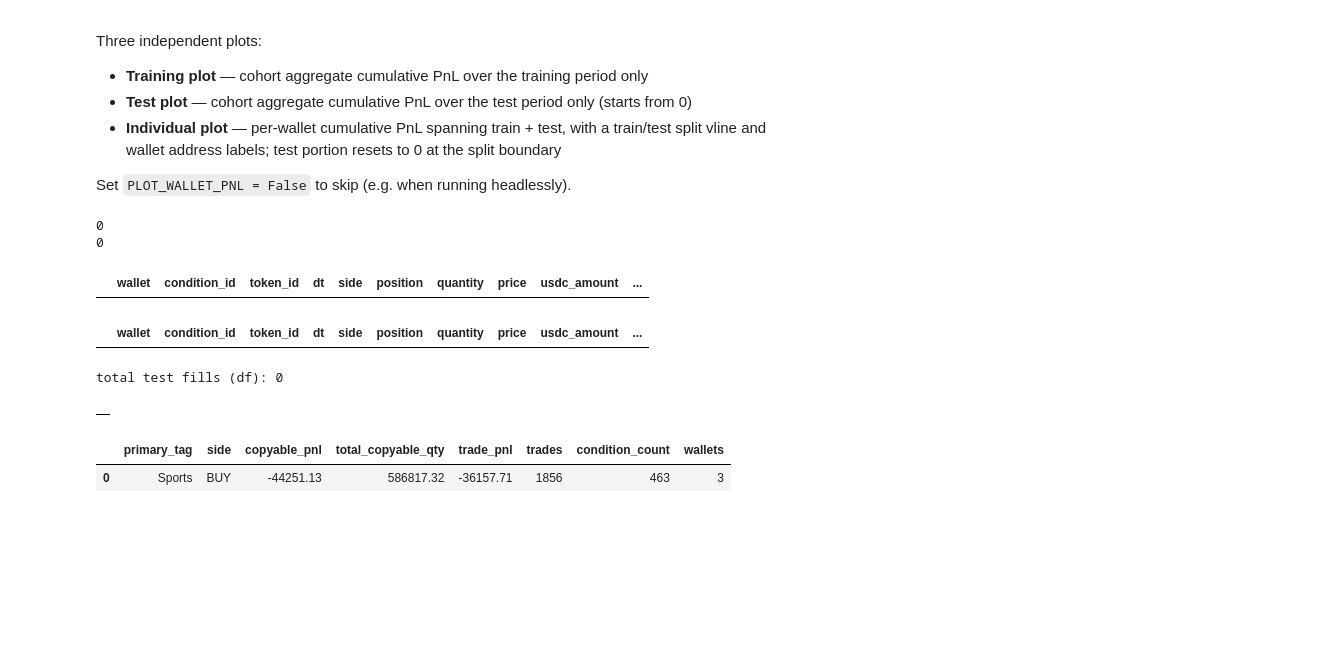
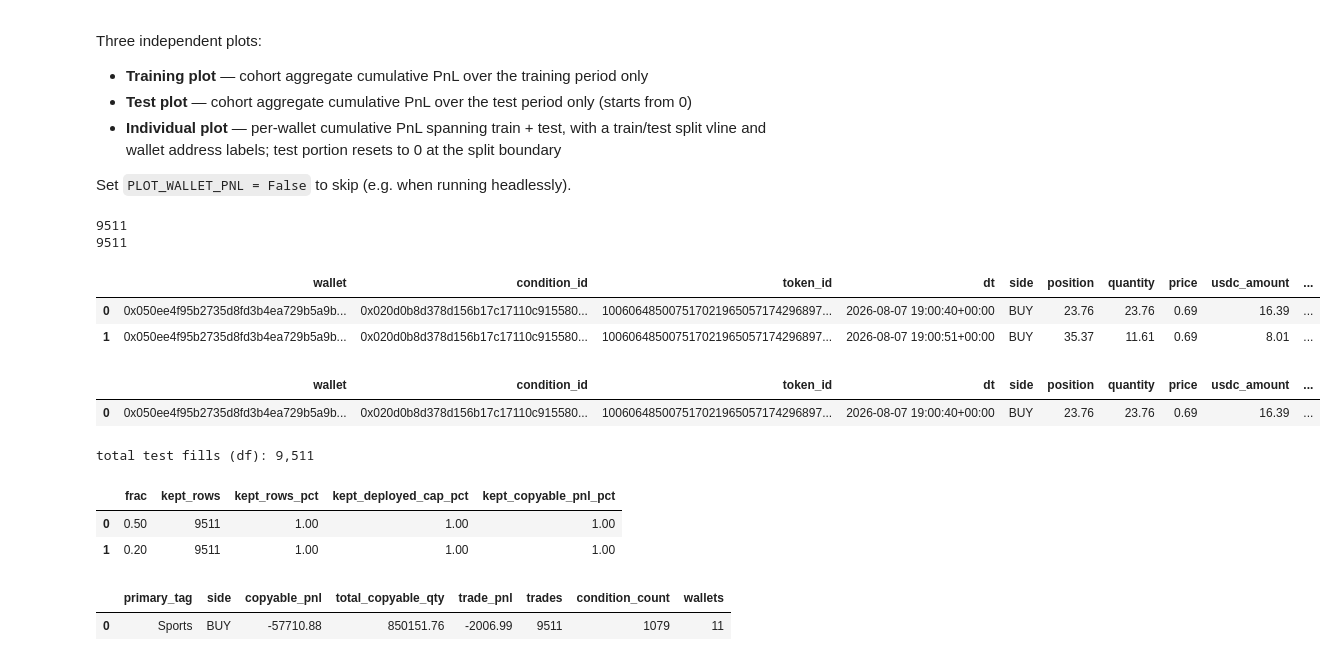
Before and after one commit to vobornij/polymarket, a Jupyter notebook: notebooks/flow/stage1_wallet_strategy_selection.ipynb, the cells around one changed output. Cells and saved outputs as stored; diff of their text form; code cells hidden in the pictures; blank space fills up the shorter version.

```diff
--- a/notebooks/flow/stage1_wallet_strategy_selection.ipynb
+++ b/notebooks/flow/stage1_wallet_strategy_selection.ipynb
@@ -452,7 +454,12 @@ from signal_lab.filters import (
     select_strategy_selection,
 )
 
-variant = "politics" if "Politics" in TAGS else "weather"
+if "Esports" in TAGS:
+    variant = "sports"
+elif "Politics" in TAGS:
+    variant = "politics"
+else:
+    variant = "weather"
 eligible_wallets = select_strategy_eligible(candidates, variant=variant)
 copyable_wallets = select_strategy_selection(candidates, variant=variant)
 
@@ -1095,19 +1002,21 @@ df_fills["quantity"]         = df_fills["quantity"].astype(float)
 # %%
 filter_fills = df_fills[
     (df_fills['wallet'].isin(wallet_cohorts['multi_filter']['wallet']))
     & (df_fills['side'] == 'BUY')
-    & (TAGS is None or df_fills['primary_tag'].isin(TAGS))
+    # & (TAGS is None or df_fills['primary_tag'].isin(TAGS))
     & (df_fills["is_train"] == False)
     ].copy().reset_index(drop=True)
 
 print(len(filter_fills))
 # filter_fills = filter_fills[filter_fills['copyable_qty_5m_100'] >= 1].copy().reset_index(drop=True)
 print(len(filter_fills))
 filter_fills.head(2)
 # %% [output]
-0
-0
+9511
+9511
 |  | wallet | condition_id | token_id | dt | side | position | quantity | price | usdc_amount | ... |
+| 0 | 0x050ee4f95b2735d8fd3b4ea729b5a9b... | 0x020d0b8d378d156b17c17110c915580... | 100606485007517021965057174296897... | 2026-08-07 19:00:40+00:00 | BUY | 23.76 | 23.76 | 0.69 | 16.39 | ... |
+| 1 | 0x050ee4f95b2735d8fd3b4ea729b5a9b... | 0x020d0b8d378d156b17c17110c915580... | 100606485007517021965057174296897... | 2026-08-07 19:00:51+00:00 | BUY | 35.37 | 11.61 | 0.69 | 8.01 | ... |
 # %%
 pd.set_option('display.max_colwidth', 100)
 pd.set_option('display.max_rows', 1000)
@@ -1130,6 +1037,7 @@ for c in COPYABLE_PNL_COLS:
 df.head(1)
 # %% [output]
 |  | wallet | condition_id | token_id | dt | side | position | quantity | price | usdc_amount | ... |
+| 0 | 0x050ee4f95b2735d8fd3b4ea729b5a9b... | 0x020d0b8d378d156b17c17110c915580... | 100606485007517021965057174296897... | 2026-08-07 19:00:40+00:00 | BUY | 23.76 | 23.76 | 0.69 | 16.39 | ... |
 # %%
 # ── exposure + PnL over time, per copyable variant ────────────────────────────
 agg_dict = {"wallet_pnl": ("trade_pnl", "sum")}
@@ -1288,8 +1196,10 @@ for frac in _exposed_fracs:
     })
 pd.DataFrame(validation_rows).round(3)
 # %% [output]
-total test fills (df): 0
+total test fills (df): 9,511
-|  |
+|  | frac | kept_rows | kept_rows_pct | kept_deployed_cap_pct | kept_copyable_pnl_pct |
+| 0 | 0.50 | 9511 | 1.00 | 1.00 | 1.00 |
+| 1 | 0.20 | 9511 | 1.00 | 1.00 | 1.00 |
 # %%
 df_fills[(
     (df_fills['is_train'] == False)
@@ -1305,7 +1215,7 @@ df_fills[(
 ).sort_values('copyable_pnl', key=abs, ascending=False).reset_index().head(10)
 # %% [output]
 |  | primary_tag | side | copyable_pnl | total_copyable_qty | trade_pnl | trades | condition_count | wallets |
-| 0 | Sports | BUY | -44251.13 | 586817.32 | -36157.71 | 1856 | 463 | 3 |
+| 0 | Sports | BUY | -57710.88 | 850151.76 | -2006.99 | 9511 | 1079 | 11 |
 # %%
 from polymarket_analysis.visualization.wallet_plots import (
     plot_wallet_selection_pnl,
```
Also changed, not shown: parts of 21 cells of this notebook, 6 other files.
